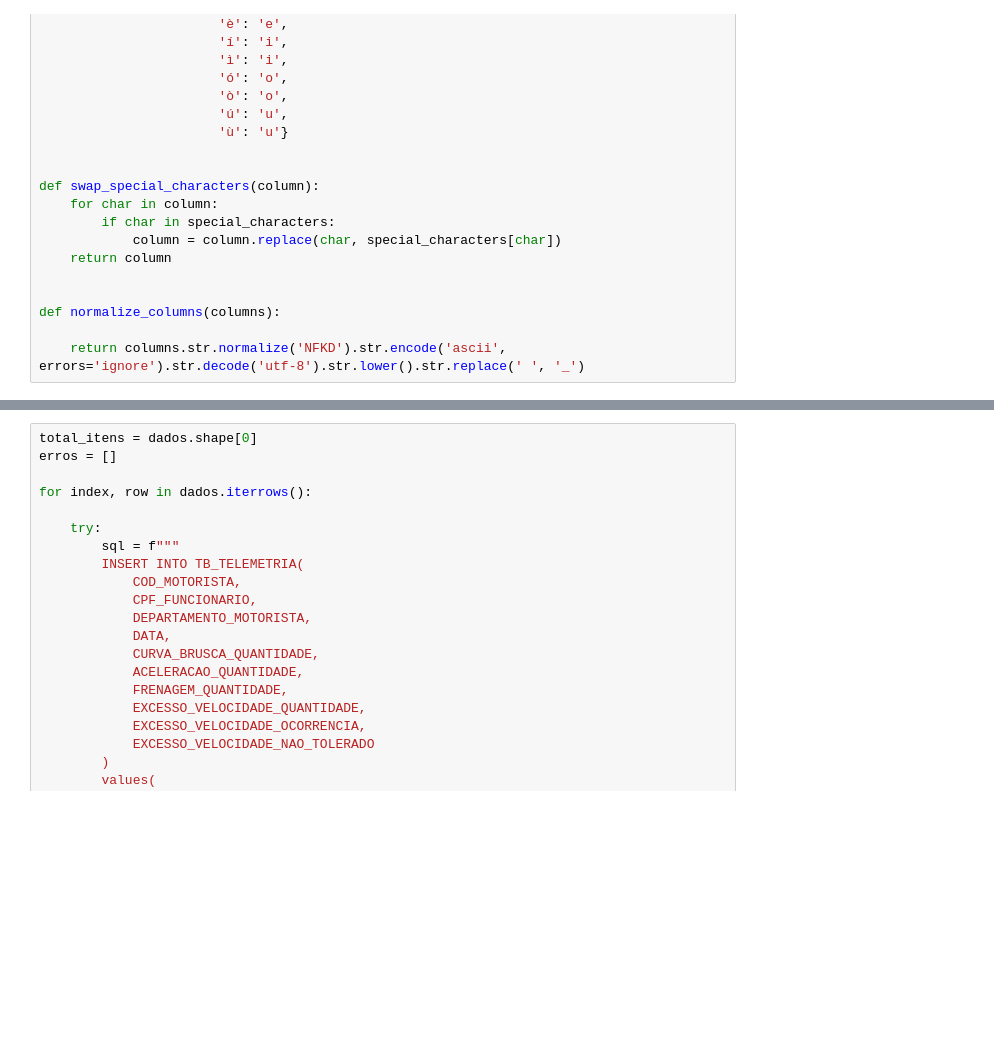
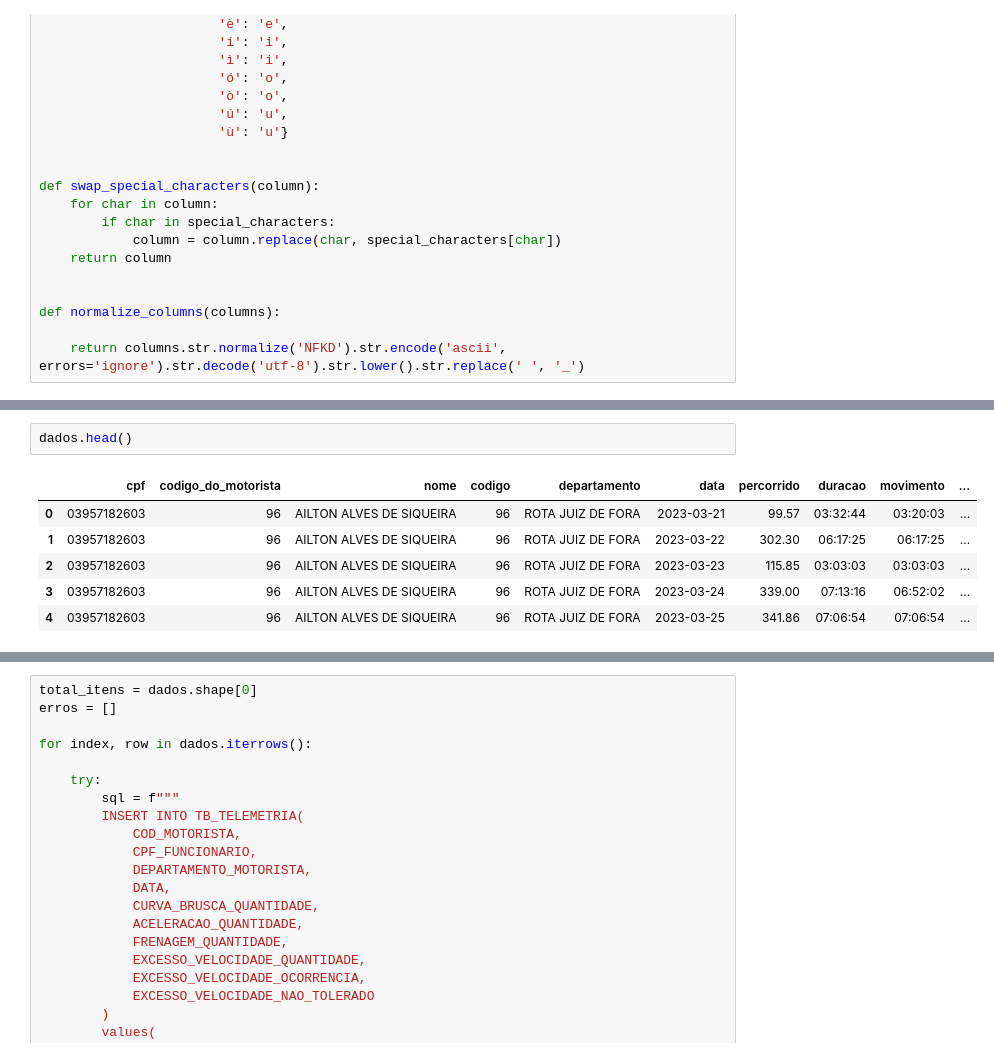
Before and after one commit to cruzandersom/prontuario_condutor, a Jupyter notebook: importacao_dados_prontuario.ipynb, the cells around one changed output, grey strips where cells are left out. Drawn from its saved outputs; the diff is of its cells as text; blank space fills up the shorter version.

```diff
--- a/importacao_dados_prontuario.ipynb
+++ b/importacao_dados_prontuario.ipynb
@@ -128,0 +240,9 @@ dados = motoristas[['cpf', 'codigo_do_motorista']].merge(
+# %%
+dados.head()
+# %% [output]
+|  | cpf | codigo_do_motorista | nome | codigo | departamento | data | percorrido | duracao | movimento | ... |
+| 0 | 03957182603 | 96 | AILTON ALVES DE SIQUEIRA | 96 | ROTA JUIZ DE FORA | 2023-03-21 | 99.57 | 03:32:44 | 03:20:03 | ... |
+| 1 | 03957182603 | 96 | AILTON ALVES DE SIQUEIRA | 96 | ROTA JUIZ DE FORA | 2023-03-22 | 302.30 | 06:17:25 | 06:17:25 | ... |
+| 2 | 03957182603 | 96 | AILTON ALVES DE SIQUEIRA | 96 | ROTA JUIZ DE FORA | 2023-03-23 | 115.85 | 03:03:03 | 03:03:03 | ... |
+| 3 | 03957182603 | 96 | AILTON ALVES DE SIQUEIRA | 96 | ROTA JUIZ DE FORA | 2023-03-24 | 339.00 | 07:13:16 | 06:52:02 | ... |
+| 4 | 03957182603 | 96 | AILTON ALVES DE SIQUEIRA | 96 | ROTA JUIZ DE FORA | 2023-03-25 | 341.86 | 07:06:54 | 07:06:54 | ... |
```
Also changed, not shown: parts of 30 cells of this notebook, 1 other file.
